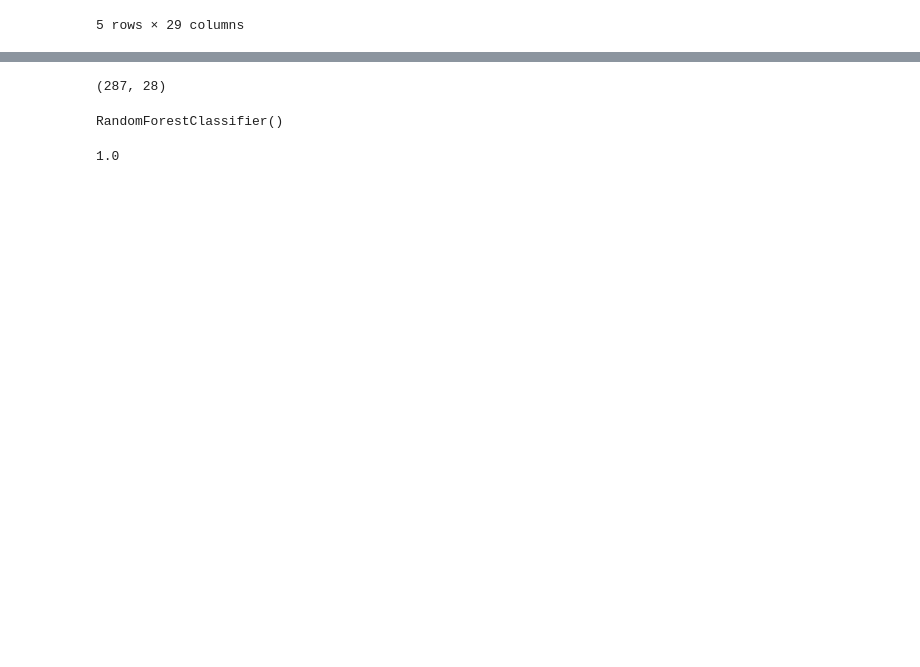
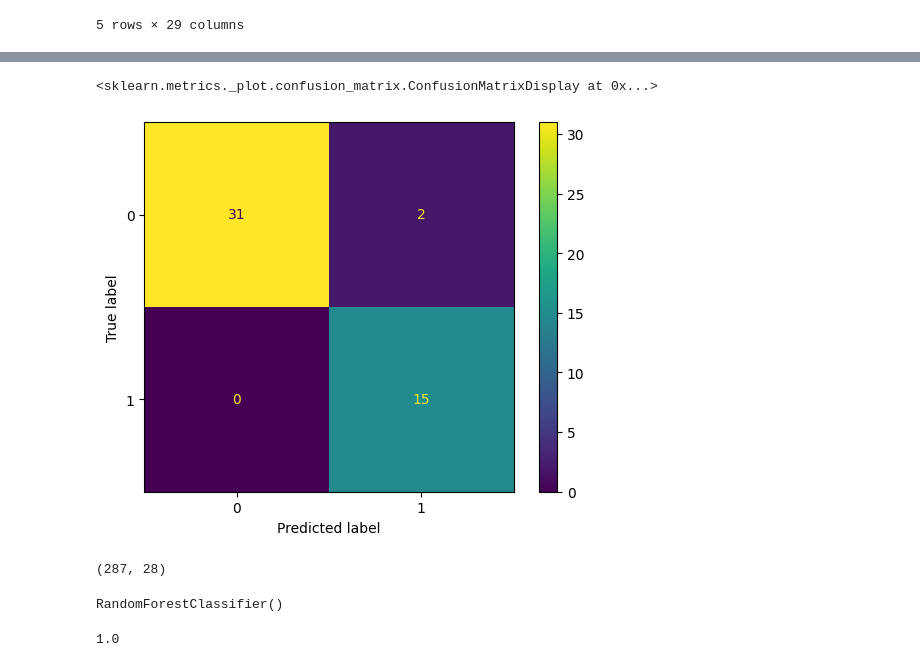
Before and after one commit to Maab-Hu/Thyroid-Cancer-Prediction-ML-Application-, a Jupyter notebook: model_training.ipynb, the cells around one changed output, grey strips where cells are left out. Drawn from its saved outputs; the diff is of its cells as text; code cells hidden in the pictures; blank space fills up the shorter version.

```diff
--- a/model_training.ipynb
+++ b/model_training.ipynb
@@ -453,0 +462,4 @@ X_val_scaled = scaler.transform(X_val)
+# %%
+dt = DecisionTreeClassifier()
+# %%
+dt.fit(X_train_scaled,y_train)
@@ -453,0 +468,2 @@ X_val_scaled = scaler.transform(X_val)
+# %%
+y_pred_dt = dt.predict(X_test_scaled)
@@ -454,3 +489,8 @@ X_val_scaled = scaler.transform(X_val)
+# %%
+ConfusionMatrixDisplay.from_predictions(y_test, y_pred_dt)
+# %% [output]
+<sklearn.metrics._plot.confusion_matrix.ConfusionMatrixDisplay at 0x...>
+[figure, added]
 # %%
 from sklearn.ensemble import RandomForestClassifier
 # %%
```
Also changed, not shown: parts of 16 cells of this notebook.
